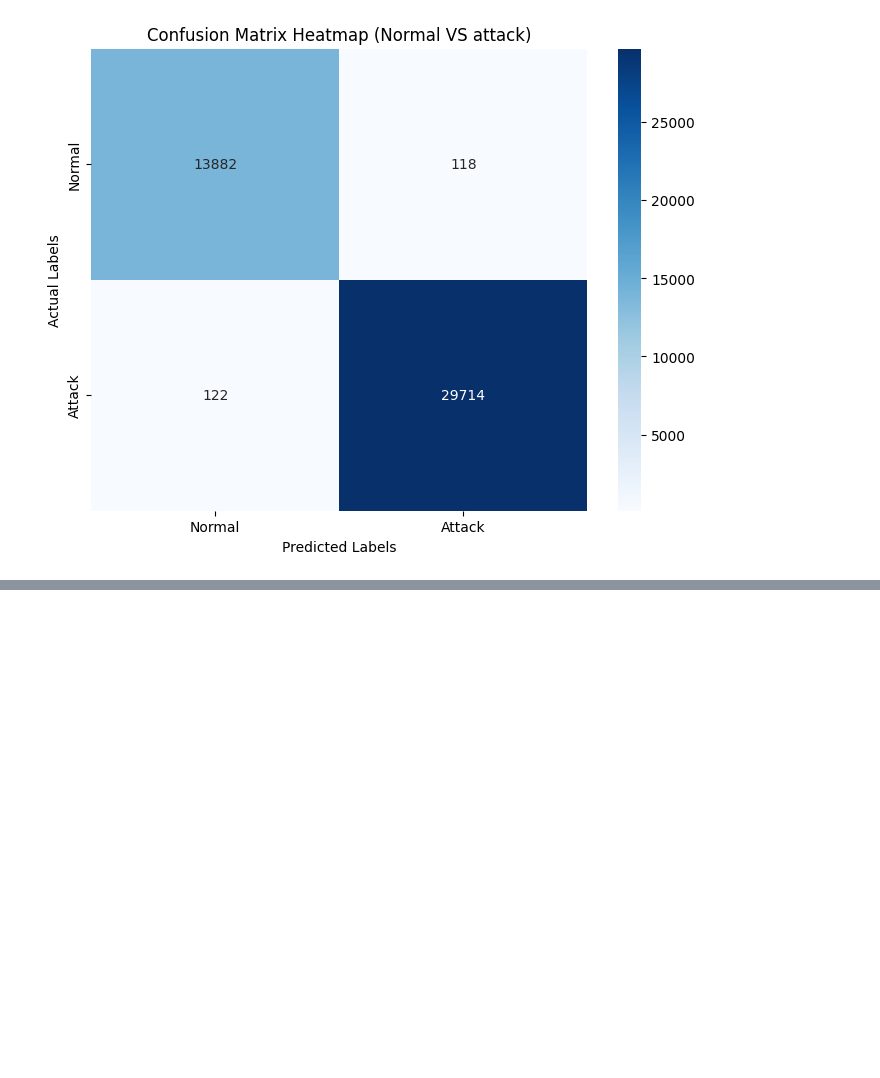
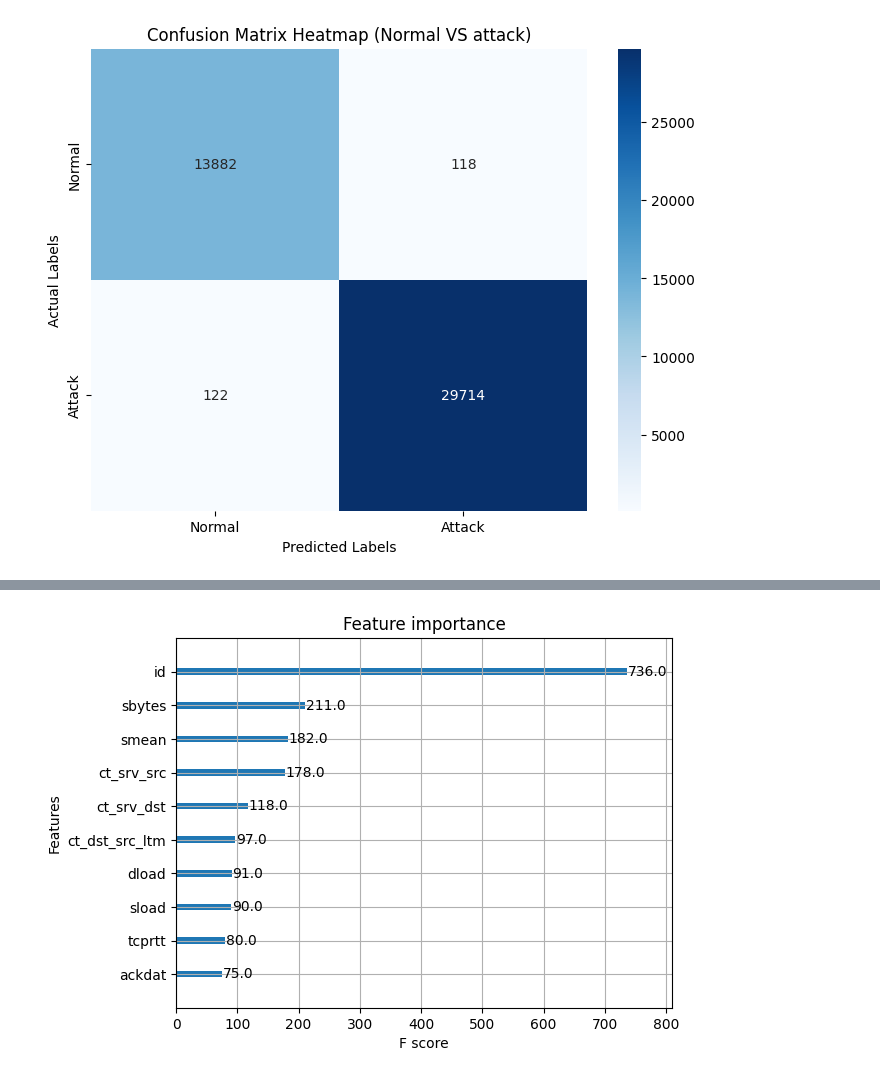
Before and after one commit to artophili/network_anomaly, a Jupyter notebook: Implementation/XGBoost.ipynb, the cells around one changed output, grey strips where cells are left out. Drawn from its saved outputs; the diff is of its cells as text; code cells hidden in the pictures; blank space fills up the shorter version.

```diff
--- a/Implementation/XGBoost.ipynb
+++ b/Implementation/XGBoost.ipynb
@@ -198,0 +220,8 @@ plt.show()
+# %%
+#understanding which features are driving its decisions
+
+#According to weights
+xgb.plot_importance(clf_xbg, importance_type='weight',max_num_features=10)
+plt.show()
+# %% [output]
+[figure, added]
```
Also changed, not shown: parts of 21 cells of this notebook, 2 other files.
